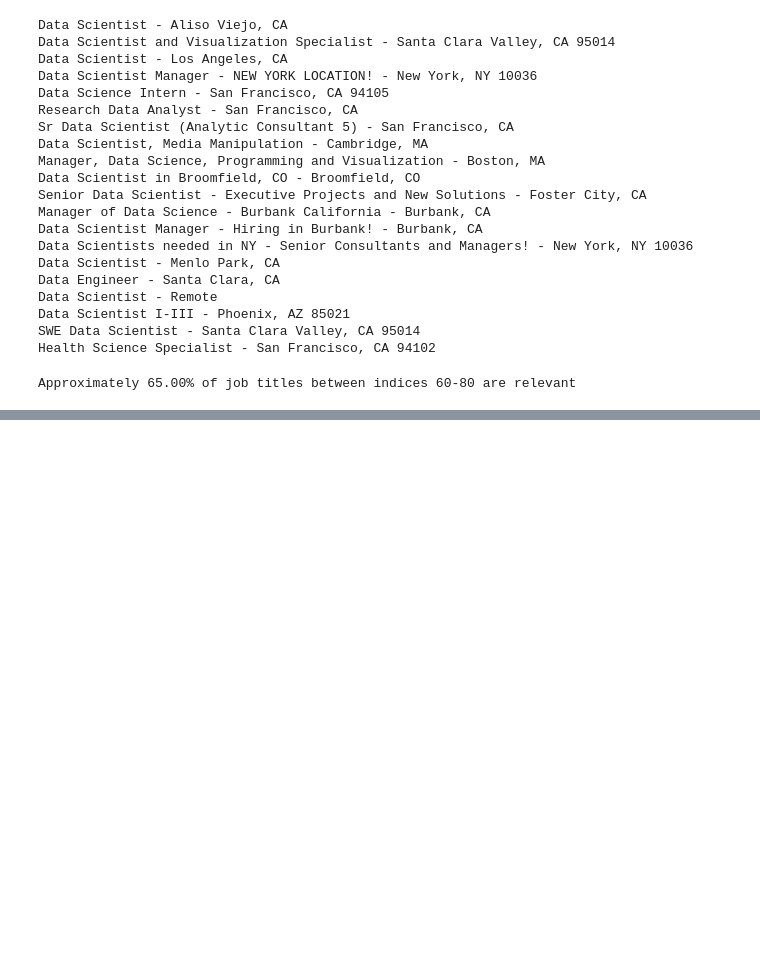
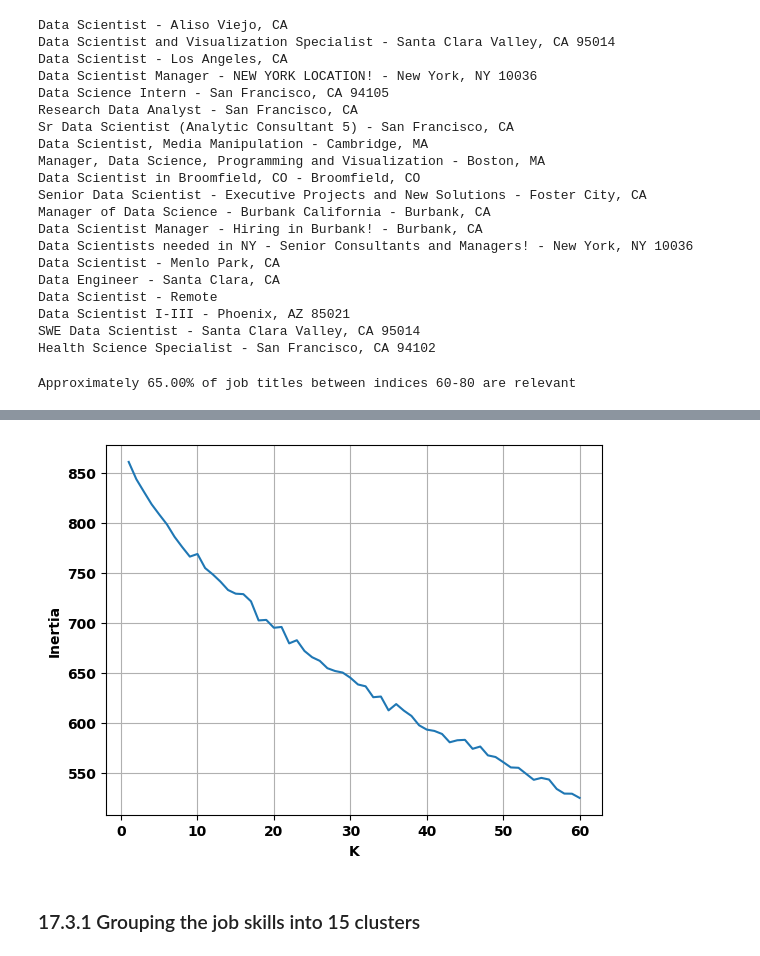
Before and after one commit to IanSinColorado/DataScienceBootcamp, a Jupyter notebook: Chapter17.CaseStudy4.ipynb, the cells around one changed output, grey strips where cells are left out. Cells and saved outputs as stored; diff of their text form; code cells hidden in the pictures; blank space fills up the shorter version.

```diff
--- a/Chapter17.CaseStudy4.ipynb
+++ b/Chapter17.CaseStudy4.ipynb
@@ -359,0 +397,5 @@ Approximately 65.00% of job titles between indices 60-80 are relevant
+# %%
+# Obtaining bullets from the 60 most relevant jobs
+total_bullets = []
+for bullets in sorted_df_jobs[:60].Bullets:
+    total_bullets.extend(bullets)
@@ -359,0 +421,28 @@ Approximately 65.00% of job titles between indices 60-80 are relevant
+# %%
+# Dimensionally reducing the TFIDF matrix
+np.random.seed(0)
+
+def shrink_matrix(tfidf_matrix):
+    svd_object = TruncatedSVD(n_components=100)
+    shrunk_matrix = svd_object.fit_transform(tfidf_matrix)
+    return normalize(shrunk_matrix)
+
+shrunk_norm_matrix = shrink_matrix(tfidf_matrix)
+# %%
+# Plotting an elbow curve using mini-batch K-means
+np.random.seed(0)
+
+def generate_elbow_plot(matrix):
+    k_values = range(1, 61)
+    inertia_values = [MiniBatchKMeans(k, n_init=3).fit(matrix).inertia_ for k in k_values]
+    plt.plot(k_values, inertia_values)
+    plt.xlabel('K')
+    plt.ylabel('Inertia')
+    plt.grid(True)
+    plt.show()
+
+generate_elbow_plot(shrunk_norm_matrix)
+# %% [output]
+[figure, added]
+# %% [markdown]
+### 17.3.1 Grouping the job skills into 15 clusters
```
Also changed, not shown: parts of 8 cells of this notebook.
